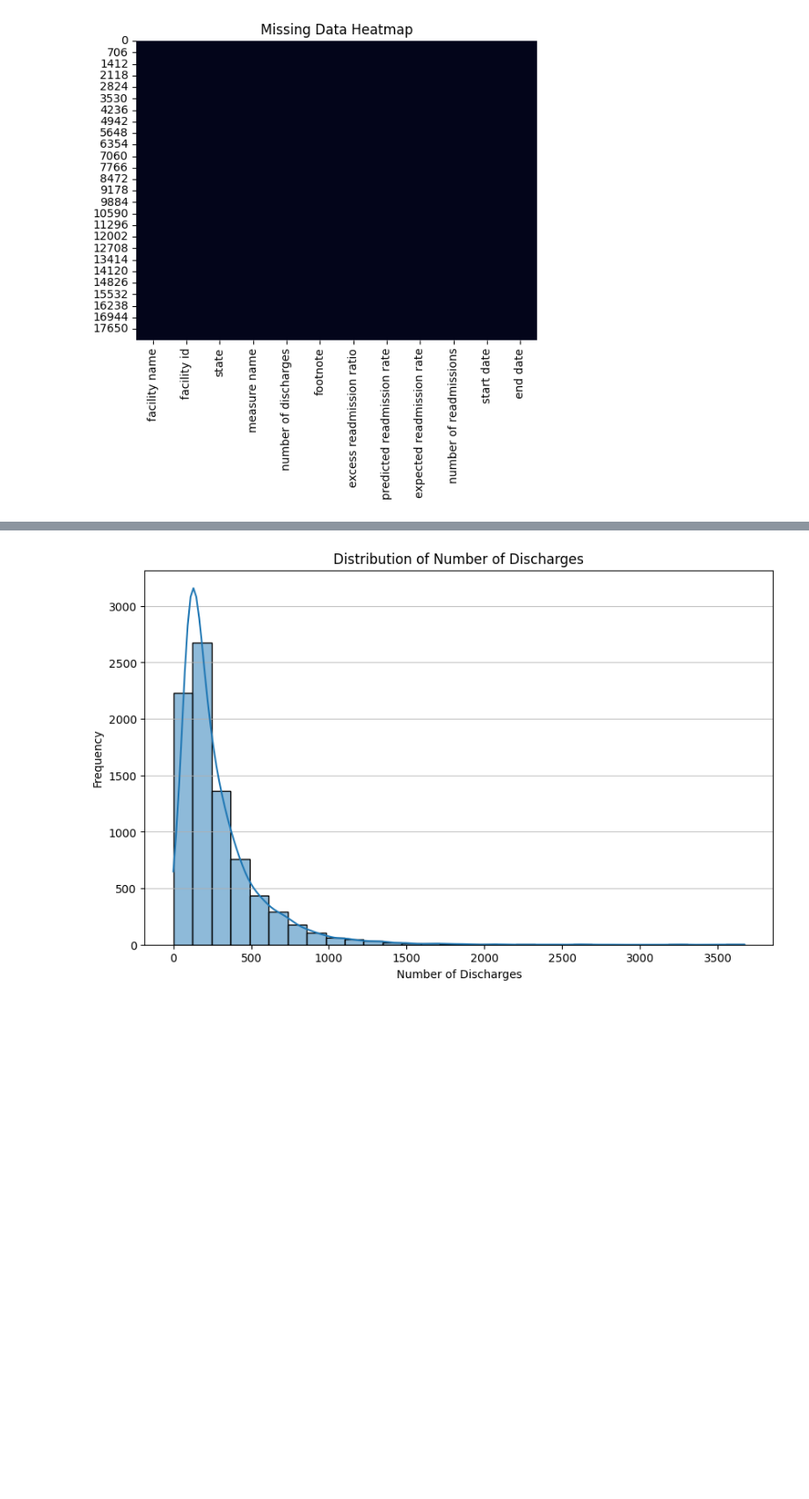
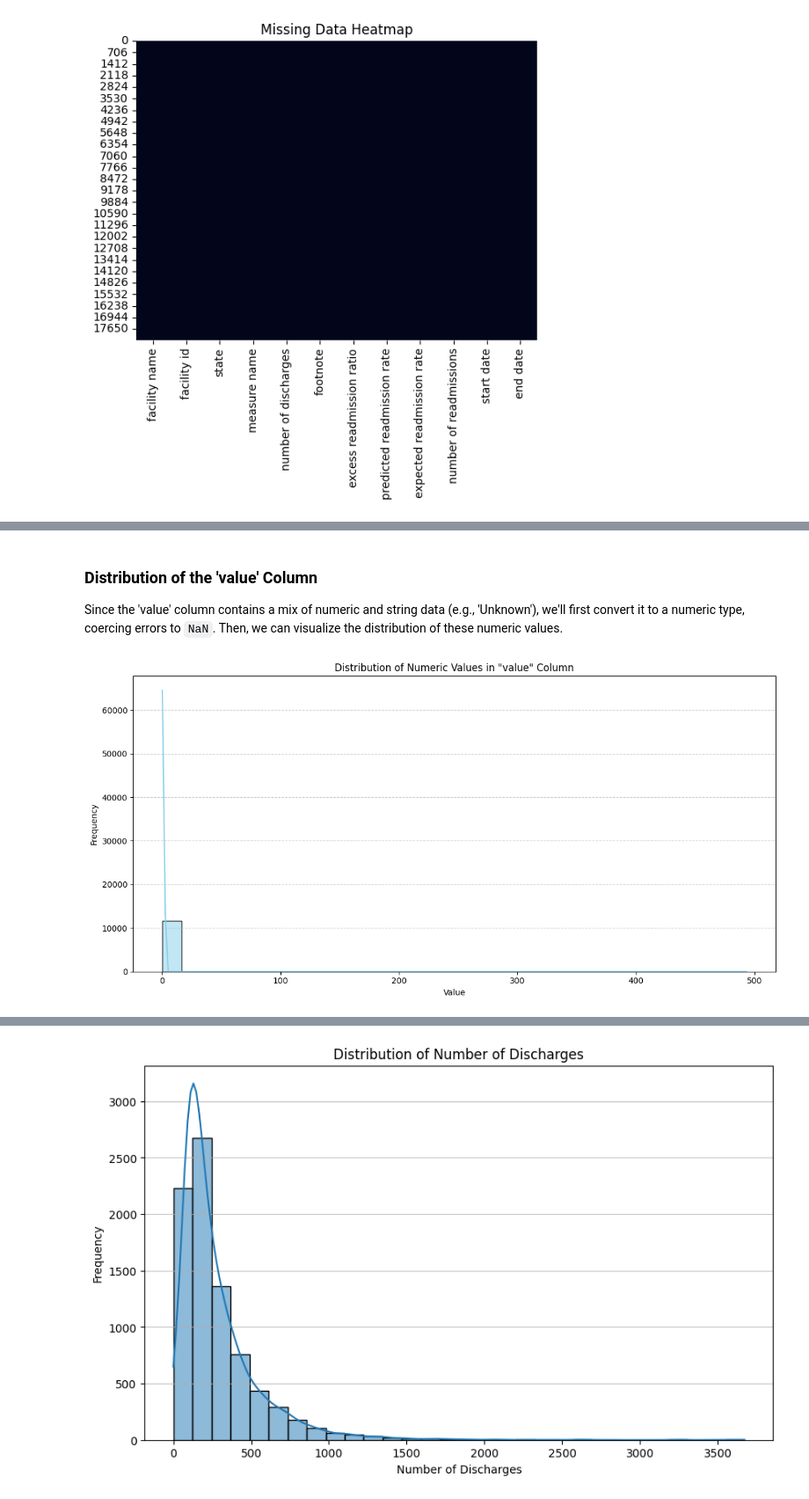
Before and after one commit to sluvidiv997-arch/ores5160-2026, a Jupyter notebook: health_pipeline.ipynb, the cells around one changed output, grey strips where cells are left out. Shown at 88% size. Cells and saved outputs as stored; diff of their text form; code cells hidden in the pictures; blank space fills up the shorter version.

```diff
--- a/health_pipeline.ipynb
+++ b/health_pipeline.ipynb
@@ -208,0 +255,24 @@ plt.show()
+# %% [markdown]
+### Distribution of the 'value' Column
+
+Since the 'value' column contains a mix of numeric and string data (e.g., 'Unknown'), we'll first convert it to a numeric type, coercing errors to `NaN`. Then, we can visualize the distribution of these numeric values.
+# %%
+# Convert 'value' column to numeric, coercing errors to NaN
+master_data['value_numeric'] = pd.to_numeric(master_data['value'], errors='coerce')
+
+# Filter out NaN values for plotting
+value_for_plot = master_data['value_numeric'].dropna()
+
+if not value_for_plot.empty:
+    plt.figure(figsize=(12, 6))
+    sns.histplot(value_for_plot, bins=30, kde=True, color='skyblue')
+    plt.title('Distribution of Numeric Values in "value" Column')
+    plt.xlabel('Value')
+    plt.ylabel('Frequency')
+    plt.grid(axis='y', linestyle='--', alpha=0.7)
+    plt.tight_layout()
+    plt.show()
+else:
+    print("No numeric values found in the 'value' column after conversion to plot its distribution.")
+# %% [output]
+[figure, added]
```
Also changed, not shown: parts of 31 cells of this notebook.
